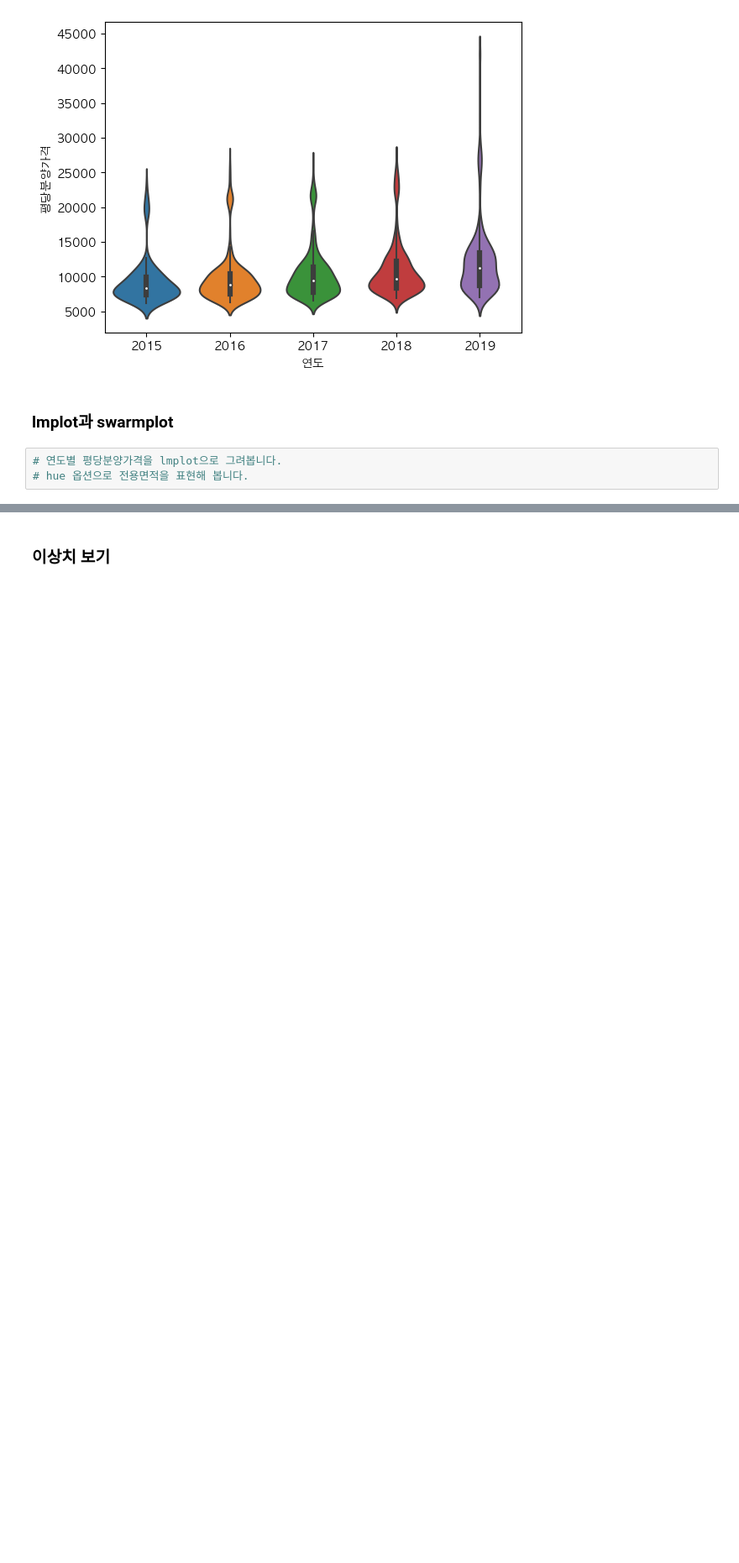
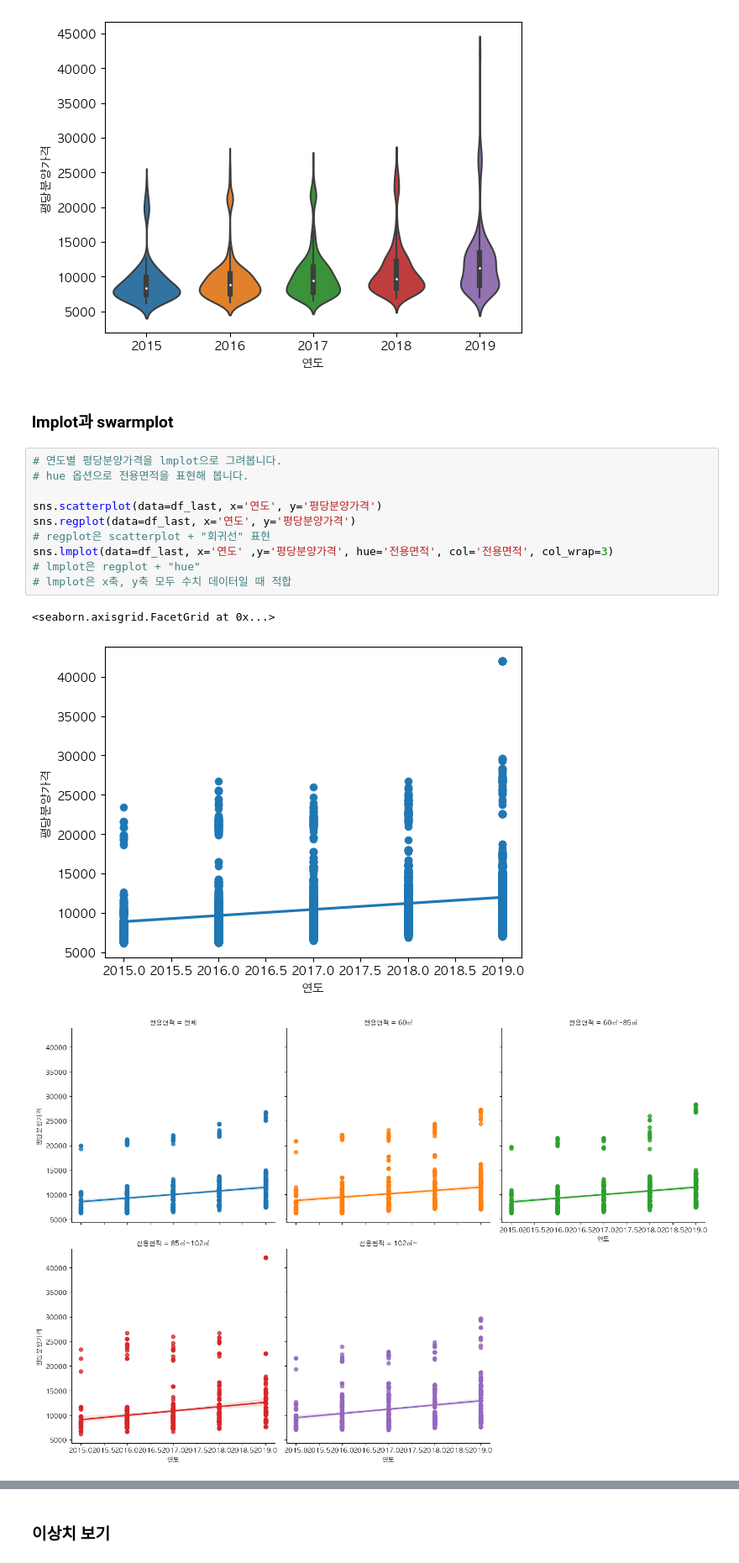
Before and after one commit to kngsujng/Data-Analysis_Study, a Jupyter notebook: open-data-analysis-basic-master/01-apt-price-input.ipynb, the cells around one changed output, grey strips where cells are left out. Shown at 84% size. Drawn from its saved outputs; the diff is of its cells as text; blank space fills up the shorter version.

Commit message:
scatterplot, regplot, lmplot, swarmplot의 차이 이해

```diff
--- a/open-data-analysis-basic-master/01-apt-price-input.ipynb
+++ b/open-data-analysis-basic-master/01-apt-price-input.ipynb
@@ -811,9 +811,20 @@ sns.violinplot(data=df_last, x='연도', y='평당분양가격')
 [figure]
 # %% [markdown]
 ### lmplot과 swarmplot
-# %%
-# 연도별 평당분양가격을 lmplot으로 그려봅니다.
-# hue 옵션으로 전용면적을 표현해 봅니다.
+# %%
+# 연도별 평당분양가격을 lmplot으로 그려봅니다.
+# hue 옵션으로 전용면적을 표현해 봅니다.
+
+sns.scatterplot(data=df_last, x='연도', y='평당분양가격')
+sns.regplot(data=df_last, x='연도', y='평당분양가격')
+# regplot은 scatterplot + "회귀선" 표현
+sns.lmplot(data=df_last, x='연도' ,y='평당분양가격', hue='전용면적', col='전용면적', col_wrap=3)
+# lmplot은 regplot + "hue"
+# lmplot은 x축, y축 모두 수치 데이터일 때 적합
+# %% [output]
+<seaborn.axisgrid.FacetGrid at 0x...>
+[figure, added]
+[figure, added]
 # %%
 # 연도별 평당분양가격을 swarmplot 으로 그려봅니다.
 # swarmplot은 범주형(카테고리) 데이터의 산점도를 표현하기에 적합합니다.
```
Also changed, not shown: parts of 4 cells of this notebook.
